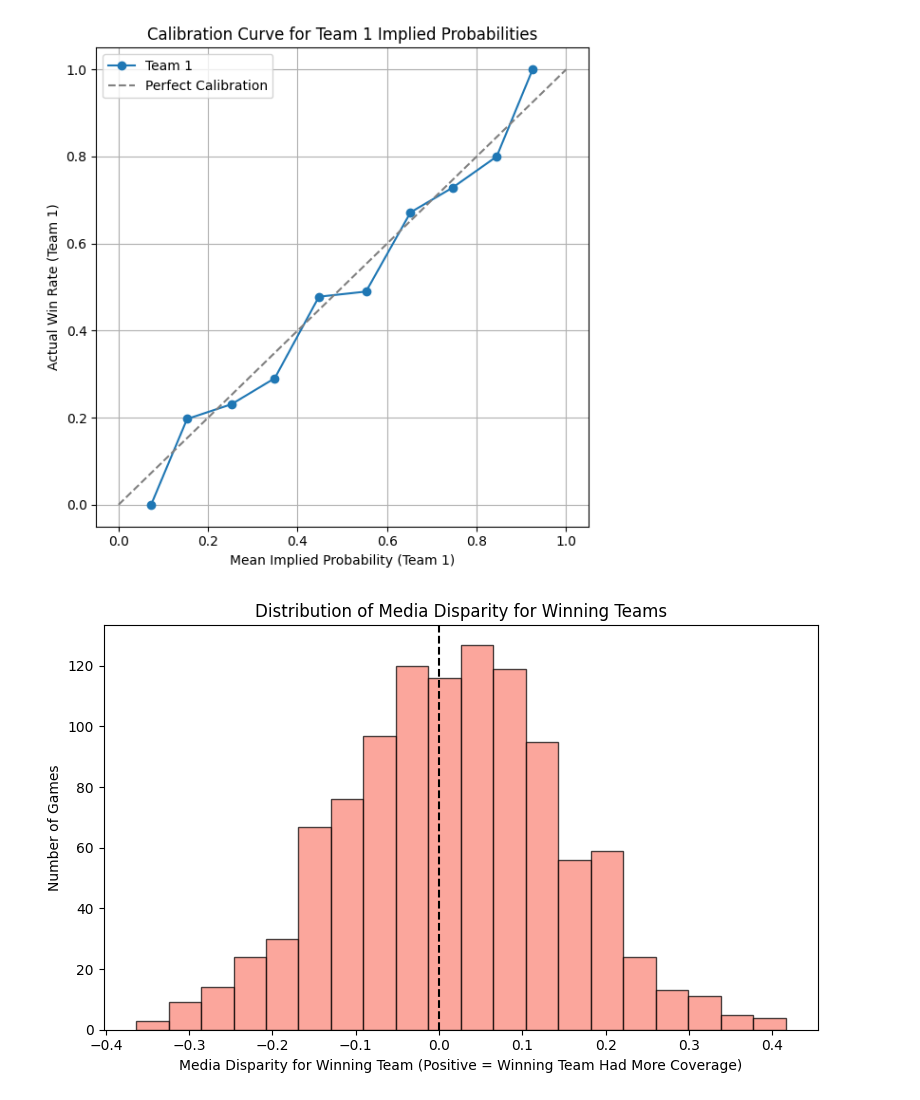
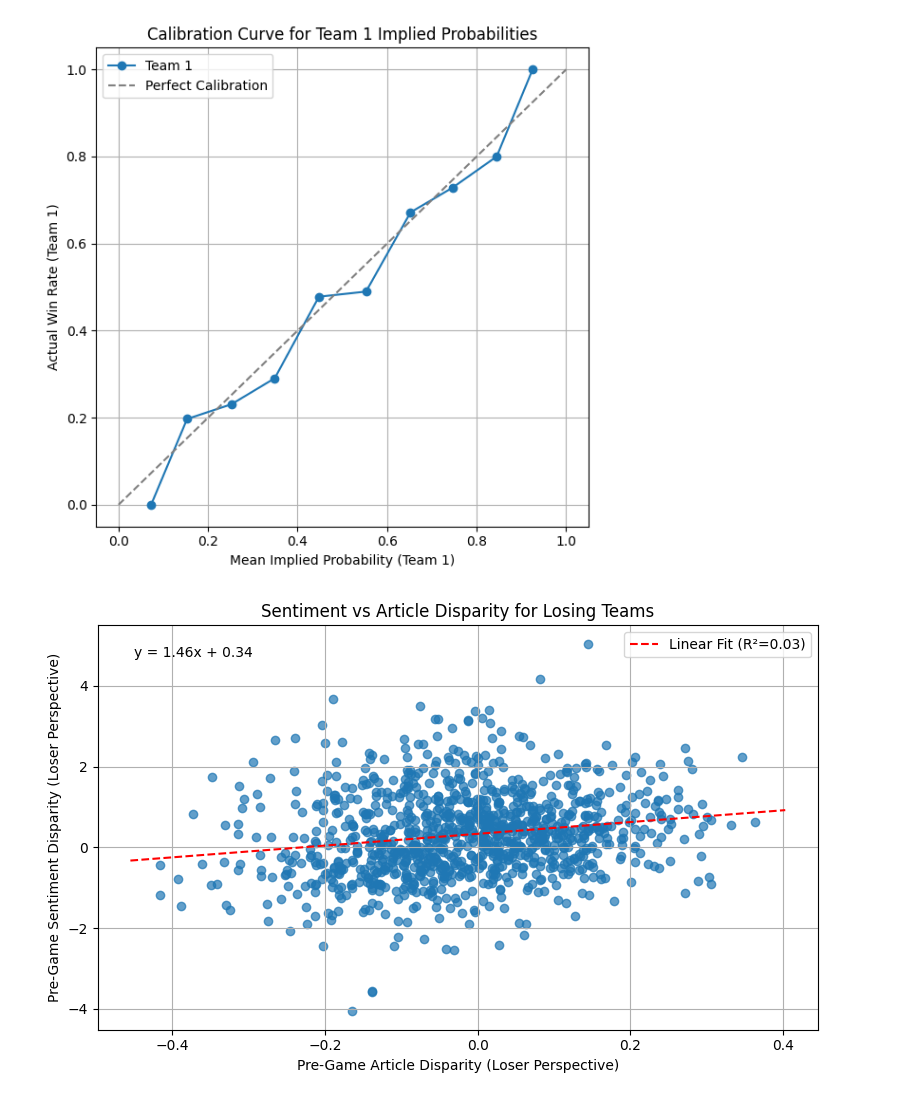
Before and after one commit to nfairhart/ICS_604_Final, a Jupyter notebook: nick_analysis.ipynb, the cells around one changed output. Saved outputs shown, nothing was run; the diff lists cells and outputs as text; code cells hidden in the pictures.

```diff
--- a/nick_analysis.ipynb
+++ b/nick_analysis.ipynb
@@ -121,22 +138,29 @@ plt.savefig('analysis/fig_calibration_curve.png', dpi=150, bbox_inches='tight')
 plt.show()
 # %% [output]
 [figure]
-# %%
-#plot media tone of winning vs losing teams
-plt.figure(figsize=(8, 5))
-winner_disparity = np.where(
-    df['team1_won'] == 1,
-    df['media_disparity_t1'],
-    -df['media_disparity_t1']
-)
-
-plt.hist(winner_disparity, bins=20, alpha=0.7, color='salmon', edgecolor='black')
-plt.axvline(0, color='black', linestyle='--')
-plt.xlabel('Media Disparity for Winning Team (Positive = Winning Team Had More Coverage)')
-plt.ylabel('Number of Games')
-plt.title('Distribution of Media Disparity for Winning Teams')
-plt.tight_layout()
-plt.savefig('analysis/fig_media_disparity_winner.png', dpi=150, bbox_inches='tight')
-plt.show()
-# %% [output]
-[figure, removed]
+# %%
+#Plot team1_avg_sentiment disparity vs article disparity for losers
+df['sentiment_disparity_loser'] = np.where(
+    df['winner'] == df['team1'],
+    -df['team1_avg_tone']-df['team2_avg_tone'],   # team1 won -> loser is team2 -> flip sign
+    df['team1_avg_tone']-df['team2_avg_tone']     # team2 won -> loser is team1 -> keep sign
+)
+plt.figure(figsize=(8, 5))
+plt.scatter(df['media_disparity_loser'], df['sentiment_disparity_loser'], alpha=0.7)
+#add a linear regression line
+slope, intercept, r_value, p_value, std_err = scipy.stats.linregress(df['media_disparity_loser'], df['sentiment_disparity_loser'])
+x_vals = np.array(plt.gca().get_xlim())
+y_vals = intercept + slope * x_vals
+plt.plot(x_vals, y_vals, color='red', linestyle='--', label=f'Linear Fit (R²={r_value**2:.2f})')
+#add equation text
+plt.text(0.05, 0.95, f'y = {slope:.2f}x + {intercept:.2f}', transform=plt.gca().transAxes, fontsize=10, verticalalignment='top')
+plt.legend()
+plt.xlabel('Pre-Game Article Disparity (Loser Perspective)')
+plt.ylabel('Pre-Game Sentiment Disparity (Loser Perspective)')
+plt.title('Sentiment vs Article Disparity for Losing Teams')
+plt.grid()
+plt.tight_layout()
+plt.savefig('analysis/fig_sentiment_vs_article_disparity.png', dpi=150, bbox_inches='tight')
+plt.show()
+# %% [output]
+[figure, added]
```
Also changed, not shown: parts of 26 cells of this notebook, 11 other files.
